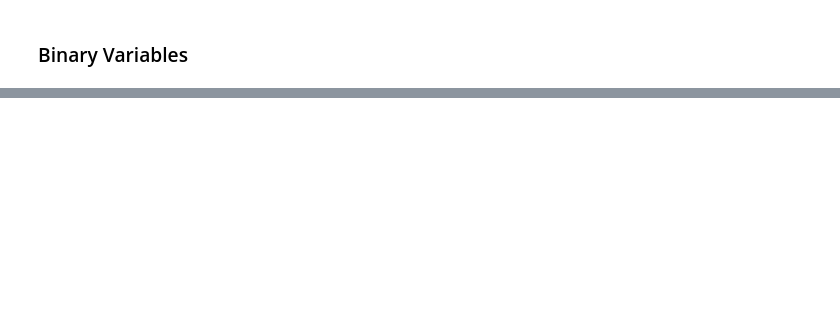
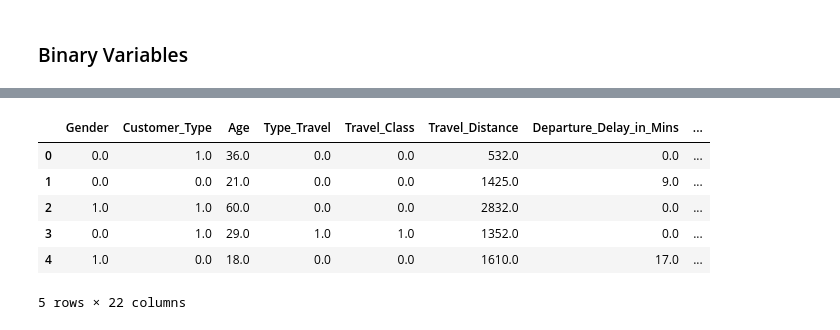
Before and after one commit to johnxbullock/shinkansen-traval-hackathon, a Jupyter notebook: EDA_j.ipynb, the cells around one changed output, grey strips where cells are left out. Saved outputs shown, nothing was run; the diff lists cells and outputs as text; code cells hidden in the pictures; blank space fills up the shorter version.

```diff
--- a/EDA_j.ipynb
+++ b/EDA_j.ipynb
@@ -458,0 +705,6 @@ Bivariate EDA for Seat_Class:
+# %%
+# encode the categorical columns
+
+# list of columns to impute
+cols_to_impute: list = categorical_vars + binary_vars
+cols_to_impute
@@ -458,0 +729,11 @@ Bivariate EDA for Seat_Class:
+# %%
+# initialize the KNN imputer
+cat_imputer: KNNImputer = KNNImputer(n_neighbors=10, weights='distance')
+
+# impute missing values
+cat_imputer.fit(df_train[cols_to_impute])
+
+# impute data for test set
+df_train[cols_to_impute]: np.ndarray = cat_imputer.transform(df_train[cols_to_impute])
+
+df_assessment[cols_to_impute] = cat_imputer.transform(df_assessment[cols_to_impute])
@@ -458,0 +750,11 @@ Bivariate EDA for Seat_Class:
+# %%
+# inspect the assessment set
+df_assessment.head()
+# %% [output]
+|  | Gender | Customer_Type | Age | Type_Travel | Travel_Class | Travel_Distance | Departure_Delay_in_Mins | ... |
+| 0 | 0.0 | 1.0 | 36.0 | 0.0 | 0.0 | 532.0 | 0.0 | ... |
+| 1 | 0.0 | 0.0 | 21.0 | 0.0 | 0.0 | 1425.0 | 9.0 | ... |
+| 2 | 1.0 | 1.0 | 60.0 | 0.0 | 0.0 | 2832.0 | 0.0 | ... |
+| 3 | 0.0 | 1.0 | 29.0 | 1.0 | 1.0 | 1352.0 | 0.0 | ... |
+| 4 | 1.0 | 0.0 | 18.0 | 0.0 | 0.0 | 1610.0 | 17.0 | ... |
+5 rows × 22 columns
```
Also changed, not shown: parts of 47 cells of this notebook, 5 other files.
